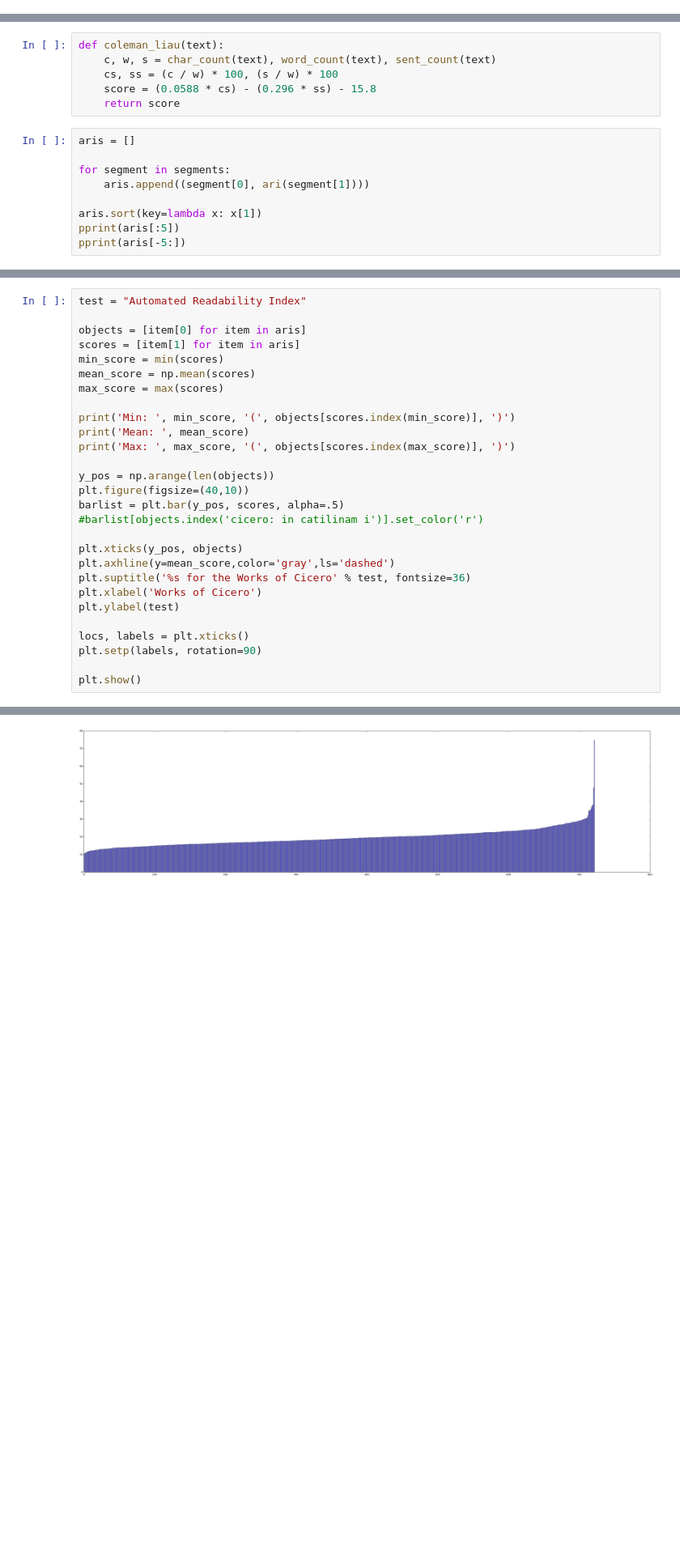
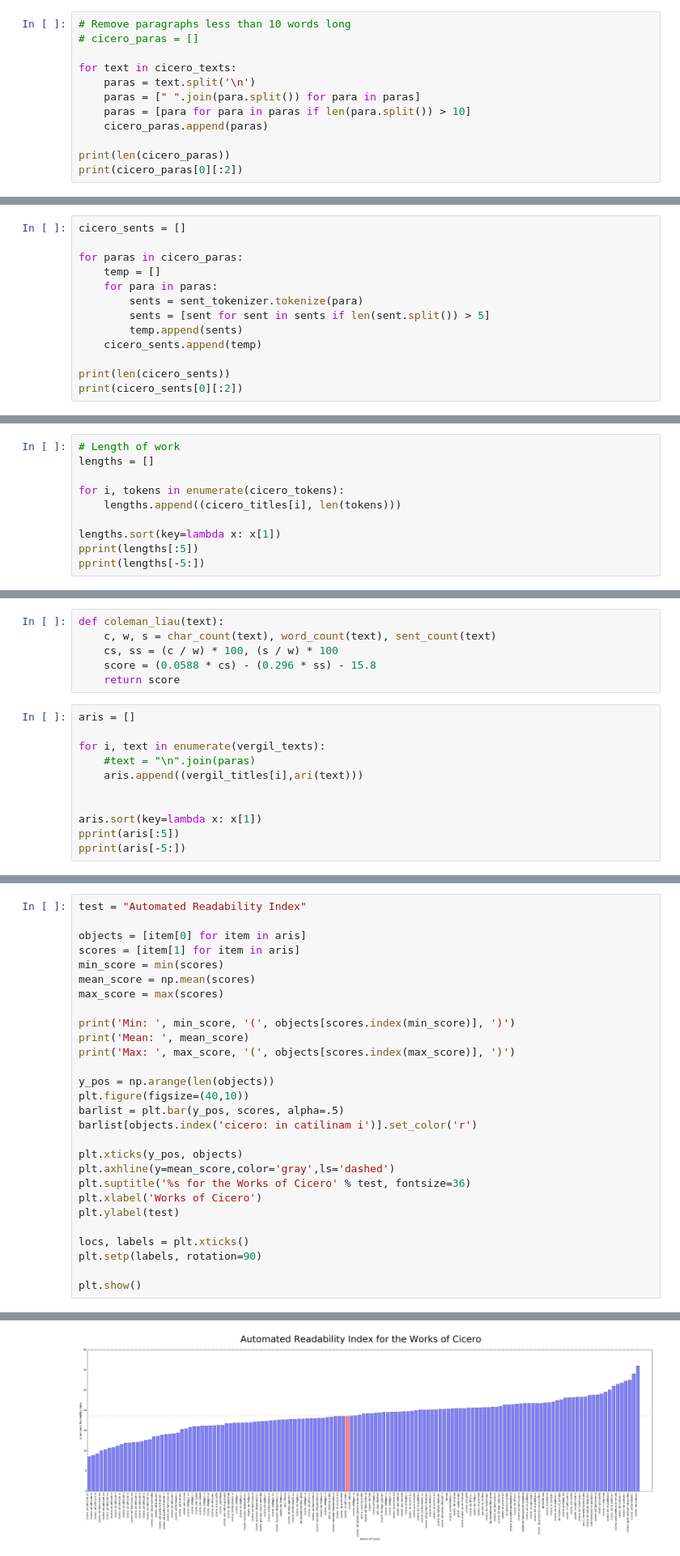
Before and after one commit to diyclassics/readability, a Jupyter notebook: Vergil Readability.ipynb, the cells around one changed output, grey strips where cells are left out. Shown at 81% size. Saved outputs shown, nothing was run; the diff lists cells and outputs as text; blank space fills up the shorter version.

Commit message:
Revert "Update Vergil nb"
This reverts commit 05a64571a248c1d02c22805b7000b7f0ade7fb77.

```diff
--- a/Vergil Readability.ipynb
+++ b/Vergil Readability.ipynb
@@ -367,3 +332,15 @@ Note: So-called "classic" readability can be distinguished from new trends in re
 Like any data scientist, we probably want to do some basic exploration of our data to get an idea of what we are working with. This can take many forms with textual data. We know how many texts we are working with. How about we get an idea of how long each text is?
 
 Let's start by tokenizing the data into several levels that will be useful to us as we continue working.
+# %%
+# Remove paragraphs less than 10 words long
+# cicero_paras = []
+
+for text in cicero_texts:
+    paras = text.split('\n')
+    paras = [" ".join(para.split()) for para in paras]
+    paras = [para for para in paras if len(para.split()) > 10]
+    cicero_paras.append(paras)
+
+print(len(cicero_paras))
+print(cicero_paras[0][:2])
@@ -369,0 +350,13 @@ Let's start by tokenizing the data into several levels that will be useful to us
+# %%
+cicero_sents = []
+
+for paras in cicero_paras:
+    temp = []
+    for para in paras:
+        sents = sent_tokenizer.tokenize(para)
+        sents = [sent for sent in sents if len(sent.split()) > 5]
+        temp.append(sents)
+    cicero_sents.append(temp)
+
+print(len(cicero_sents))
+print(cicero_sents[0][:2])
@@ -379,3 +375,13 @@ print(vergil_tokens[0][:100])
 # %% [output]
 26
 ['arma', 'uirum', '-que', 'cano', 'troiae', 'qui', 'primus', 'ab', 'oris', 'italiam', 'fato', 'profugus', 'lauinia', '-que', 'uenit', 'litora', 'multum', 'ille', 'et', 'terris', 'iactatus', 'et', 'alt ...
+# %%
+# Length of work
+lengths = []
+
+for i, tokens in enumerate(cicero_tokens):
+    lengths.append((cicero_titles[i], len(tokens)))
+
+lengths.sort(key=lambda x: x[1])
+pprint(lengths[:5])
+pprint(lengths[-5:])
@@ -517,8 +559,10 @@ def coleman_liau(text):
 # %%
 aris = []
 
-for segment in segments:
-    aris.append((segment[0], ari(segment[1])))
+for i, text in enumerate(vergil_texts):
+    #text = "\n".join(paras)
+    aris.append((vergil_titles[i],ari(text)))
+
 
 aris.sort(key=lambda x: x[1])
 pprint(aris[:5])
@@ -550,7 +594,7 @@ print('Max: ', max_score, '(', objects[scores.index(max_score)], ')')
 y_pos = np.arange(len(objects))
 plt.figure(figsize=(40,10))
 barlist = plt.bar(y_pos, scores, alpha=.5)
-#barlist[objects.index('cicero: in catilinam i')].set_color('r')
+barlist[objects.index('cicero: in catilinam i')].set_color('r')
 
 plt.xticks(y_pos, objects)
 plt.axhline(y=mean_score,color='gray',ls='dashed')
@@ -569 +613 @@ Max:  74.84932835820896 ( Geo. 1_1 )
-[figure, old version]
+[figure, new version]
```
Also changed, not shown: parts of 30 cells of this notebook.
